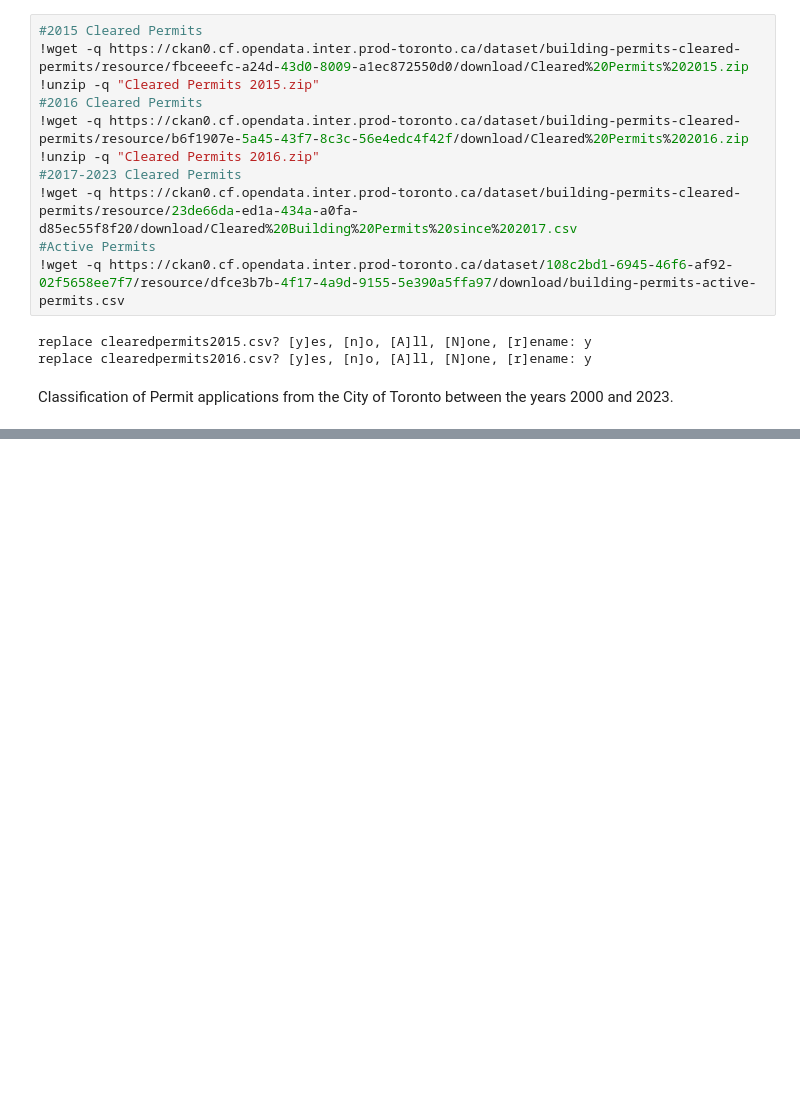
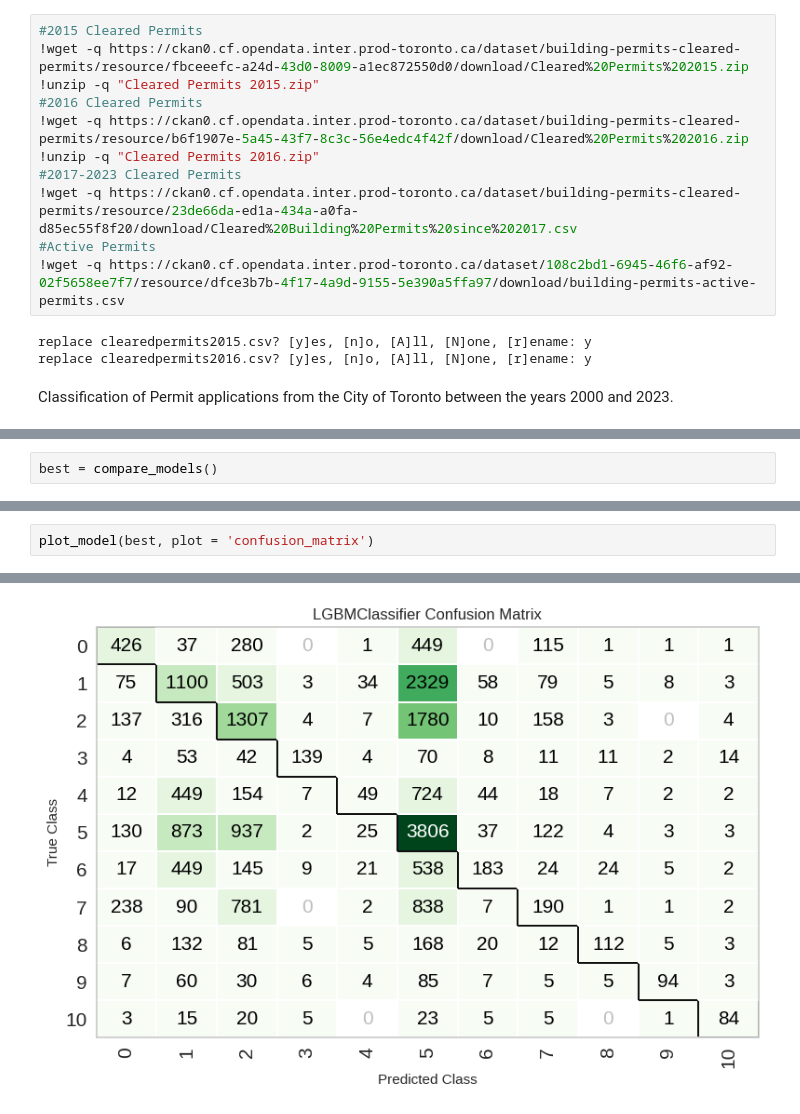
Before and after one commit to ThesanR/TorontoPermitClassification, a Jupyter notebook: PermitClass.ipynb, the cells around one changed output, grey strips where cells are left out. Cells and saved outputs as stored; diff of their text form; blank space fills up the shorter version.

```diff
--- a/PermitClass.ipynb
+++ b/PermitClass.ipynb
@@ -88,0 +96,2 @@ df
+# %%
+best = compare_models()
@@ -88,0 +118,3 @@ df
+# %%
+plot_model(best, plot = 'confusion_matrix')
+# %% [output]
@@ -88,0 +122 @@ df
+[figure, added]
```
Also changed, not shown: parts of 5 cells of this notebook.
